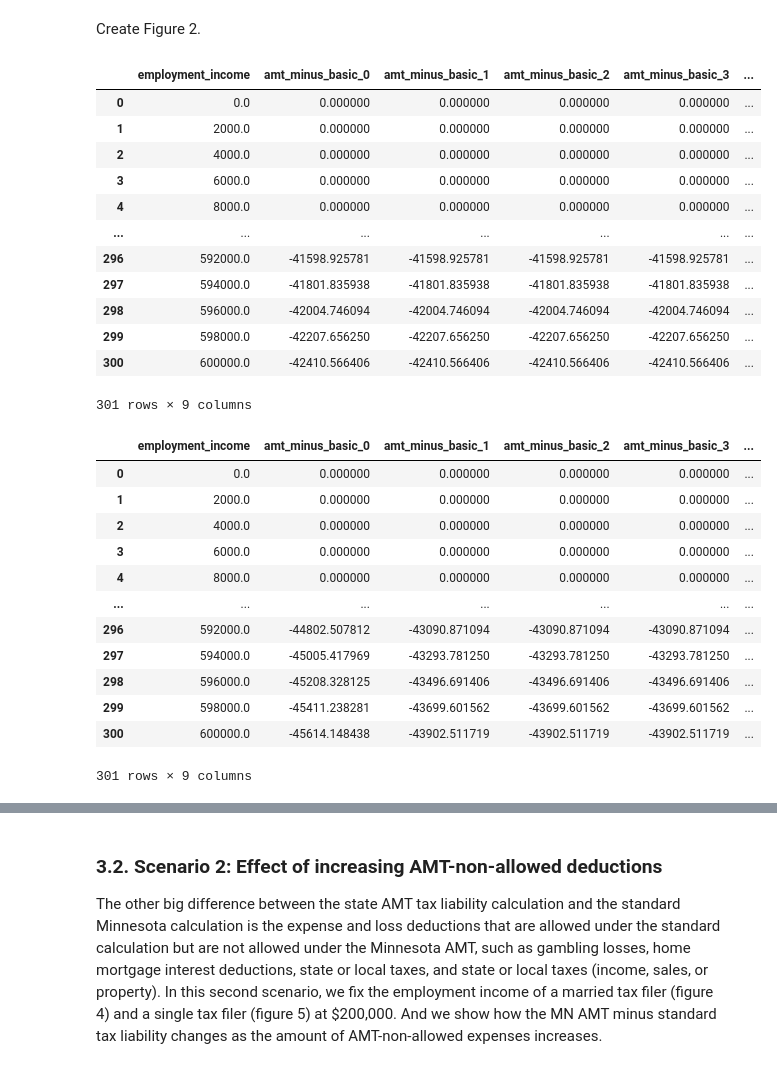
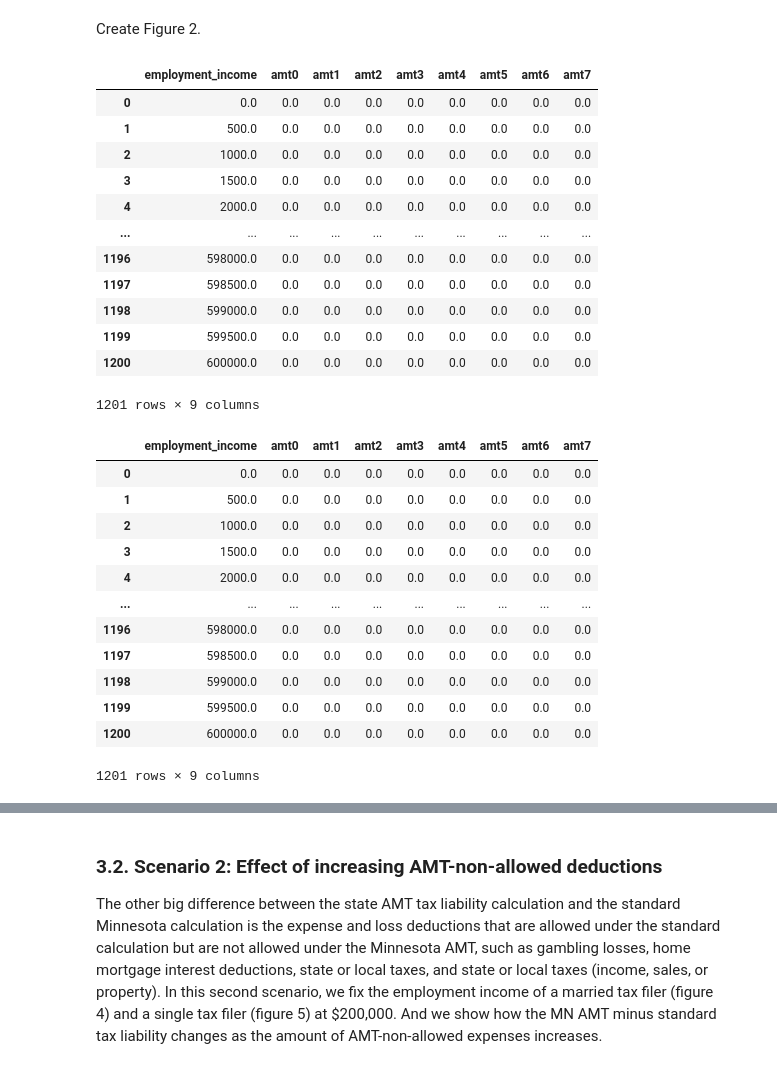
Before and after one commit to TheCGO/MN-AMT, a Jupyter notebook: MN_AMT.ipynb, the cells around one changed output, grey strips where cells are left out. Saved outputs shown, nothing was run; the diff lists cells and outputs as text; code cells hidden in the pictures.

```diff
--- a/MN_AMT.ipynb
+++ b/MN_AMT.ipynb
@@ -559,58 +560,56 @@ def make_tax(adults, children):
         mn_gambling_loss_deduction=100_000
     )
     sim.add_household(name="household", members=members, state_code="MN")
-    sim.vary("employment_income", max=600_000, step=2_000)
+    sim.vary("employment_income", max=600_000, step=500)
     employment_income = sim.calc("employment_income")[0]
     state_income_tax = sim.calc("state_income_tax")[0].round()
     mtr = sim.deriv("state_income_tax", "employment_income", wrt_target="head")
     amt = sim.calc("mn_amt")[0]
     basic_tax = sim.calc("mn_basic_tax")[0]
-    amt_minus_basic = amt - basic_tax
     return pd.DataFrame(
         dict(
             employment_income=employment_income,
             state_income_tax=state_income_tax,
             mtr=mtr,
             amt=amt,
             basic_tax=basic_tax,
-            amt_minus_basic=amt_minus_basic,
             adults=adults,
             children=str(children),
         )
     )
 
 
 # Make a list of DataFrames, one for each number of children 0 to 7
 # (8 DataFrames) for married filers (2 adults)
 df_mar_list = []
 cds_mar_list = []
 for num_children in range (0, 8):
     df = make_tax(adults=2, children=num_children)
     df_mar_list.append(df)
     cds_mar_list.append(ColumnDataSource(df))
 
 # Merge files together to make one simple .csv source file fig2_source.csv
-df_fig2_source = df_mar_list[0][["employment_income", "amt_minus_basic"]]
-df_fig2_source.rename(columns={"amt_minus_basic": "amt_minus_basic_0"}, inplace=True)
+df_fig2_source = df_mar_list[0][["employment_income", "amt"]]
+df_fig2_source.rename(columns={"amt": "amt0"}, inplace=True)
 for num_children in range (1, 8):
-    df_fig2_source["amt_minus_basic_" + str(num_children)] = \
-        df_mar_list[num_children]["amt_minus_basic"]
+    df_fig2_source["amt" + str(num_children)] = \
+        df_mar_list[num_children]["amt"]
 df_fig2_source.to_csv('./data/fig2_source.csv', index=False)
 df_fig2_source
 # %% [output]
-|  | employment_income | amt_minus_basic_0 | amt_minus_basic_1 | amt_minus_basic_2 | amt_minus_basic_3 | ... |
-| 0 | 0.0 | 0.000000 | 0.000000 | 0.000000 | 0.000000 | ... |
-| 1 | 2000.0 | 0.000000 | 0.000000 | 0.000000 | 0.000000 | ... |
-| 2 | 4000.0 | 0.000000 | 0.000000 | 0.000000 | 0.000000 | ... |
-| 3 | 6000.0 | 0.000000 | 0.000000 | 0.000000 | 0.000000 | ... |
-| 4 | 8000.0 | 0.000000 | 0.000000 | 0.000000 | 0.000000 | ... |
-| ... | ... | ... | ... | ... | ... | ... |
-| 296 | 592000.0 | -41598.925781 | -41598.925781 | -41598.925781 | -41598.925781 | ... |
-| 297 | 594000.0 | -41801.835938 | -41801.835938 | -41801.835938 | -41801.835938 | ... |
-| 298 | 596000.0 | -42004.746094 | -42004.746094 | -42004.746094 | -42004.746094 | ... |
-| 299 | 598000.0 | -42207.656250 | -42207.656250 | -42207.656250 | -42207.656250 | ... |
-| 300 | 600000.0 | -42410.566406 | -42410.566406 | -42410.566406 | -42410.566406 | ... |
+|  | employment_income | amt0 | amt1 | amt2 | amt3 | amt4 | amt5 | amt6 | amt7 |
+| 0 | 0.0 | 0.0 | 0.0 | 0.0 | 0.0 | 0.0 | 0.0 | 0.0 | 0.0 |
+| 1 | 500.0 | 0.0 | 0.0 | 0.0 | 0.0 | 0.0 | 0.0 | 0.0 | 0.0 |
+| 2 | 1000.0 | 0.0 | 0.0 | 0.0 | 0.0 | 0.0 | 0.0 | 0.0 | 0.0 |
+| 3 | 1500.0 | 0.0 | 0.0 | 0.0 | 0.0 | 0.0 | 0.0 | 0.0 | 0.0 |
+| 4 | 2000.0 | 0.0 | 0.0 | 0.0 | 0.0 | 0.0 | 0.0 | 0.0 | 0.0 |
+| ... | ... | ... | ... | ... | ... | ... | ... | ... | ... |
+| 1196 | 598000.0 | 0.0 | 0.0 | 0.0 | 0.0 | 0.0 | 0.0 | 0.0 | 0.0 |
+| 1197 | 598500.0 | 0.0 | 0.0 | 0.0 | 0.0 | 0.0 | 0.0 | 0.0 | 0.0 |
+| 1198 | 599000.0 | 0.0 | 0.0 | 0.0 | 0.0 | 0.0 | 0.0 | 0.0 | 0.0 |
+| 1199 | 599500.0 | 0.0 | 0.0 | 0.0 | 0.0 | 0.0 | 0.0 | 0.0 | 0.0 |
+| 1200 | 600000.0 | 0.0 | 0.0 | 0.0 | 0.0 | 0.0 | 0.0 | 0.0 | 0.0 |
-301 rows × 9 columns
+1201 rows × 9 columns
 # %%
 # Make a list of DataFrames, one for each number of children 0 to 7
 # (8 DataFrames) for single filers (1 adult)
@@ -622,26 +621,26 @@ for num_children in range (0, 8):
     cds_sngl_list.append(ColumnDataSource(df))
 
 # Merge files together to make one simple .csv source file fig3_source.csv
-df_fig3_source = df_sngl_list[0][["employment_income", "amt_minus_basic"]]
-df_fig3_source.rename(columns={"amt_minus_basic": "amt_minus_basic_0"}, inplace=True)
+df_fig3_source = df_sngl_list[0][["employment_income", "amt"]]
+df_fig3_source.rename(columns={"amt": "amt0"}, inplace=True)
 for num_children in range (1, 8):
-    df_fig3_source["amt_minus_basic_" + str(num_children)] = \
-        df_sngl_list[num_children]["amt_minus_basic"]
+    df_fig3_source["amt" + str(num_children)] = \
+        df_sngl_list[num_children]["amt"]
 df_fig3_source.to_csv('./data/fig3_source.csv', index=False)
 df_fig3_source
 # %% [output]
-|  | employment_income | amt_minus_basic_0 | amt_minus_basic_1 | amt_minus_basic_2 | amt_minus_basic_3 | ... |
-| 0 | 0.0 | 0.000000 | 0.000000 | 0.000000 | 0.000000 | ... |
-| 1 | 2000.0 | 0.000000 | 0.000000 | 0.000000 | 0.000000 | ... |
-| 2 | 4000.0 | 0.000000 | 0.000000 | 0.000000 | 0.000000 | ... |
-| 3 | 6000.0 | 0.000000 | 0.000000 | 0.000000 | 0.000000 | ... |
-| 4 | 8000.0 | 0.000000 | 0.000000 | 0.000000 | 0.000000 | ... |
-| ... | ... | ... | ... | ... | ... | ... |
-| 296 | 592000.0 | -44802.507812 | -43090.871094 | -43090.871094 | -43090.871094 | ... |
-| 297 | 594000.0 | -45005.417969 | -43293.781250 | -43293.781250 | -43293.781250 | ... |
-| 298 | 596000.0 | -45208.328125 | -43496.691406 | -43496.691406 | -43496.691406 | ... |
-| 299 | 598000.0 | -45411.238281 | -43699.601562 | -43699.601562 | -43699.601562 | ... |
-| 300 | 600000.0 | -45614.148438 | -43902.511719 | -43902.511719 | -43902.511719 | ... |
+|  | employment_income | amt0 | amt1 | amt2 | amt3 | amt4 | amt5 | amt6 | amt7 |
+| 0 | 0.0 | 0.0 | 0.0 | 0.0 | 0.0 | 0.0 | 0.0 | 0.0 | 0.0 |
+| 1 | 500.0 | 0.0 | 0.0 | 0.0 | 0.0 | 0.0 | 0.0 | 0.0 | 0.0 |
+| 2 | 1000.0 | 0.0 | 0.0 | 0.0 | 0.0 | 0.0 | 0.0 | 0.0 | 0.0 |
+| 3 | 1500.0 | 0.0 | 0.0 | 0.0 | 0.0 | 0.0 | 0.0 | 0.0 | 0.0 |
+| 4 | 2000.0 | 0.0 | 0.0 | 0.0 | 0.0 | 0.0 | 0.0 | 0.0 | 0.0 |
+| ... | ... | ... | ... | ... | ... | ... | ... | ... | ... |
+| 1196 | 598000.0 | 0.0 | 0.0 | 0.0 | 0.0 | 0.0 | 0.0 | 0.0 | 0.0 |
+| 1197 | 598500.0 | 0.0 | 0.0 | 0.0 | 0.0 | 0.0 | 0.0 | 0.0 | 0.0 |
+| 1198 | 599000.0 | 0.0 | 0.0 | 0.0 | 0.0 | 0.0 | 0.0 | 0.0 | 0.0 |
+| 1199 | 599500.0 | 0.0 | 0.0 | 0.0 | 0.0 | 0.0 | 0.0 | 0.0 | 0.0 |
+| 1200 | 600000.0 | 0.0 | 0.0 | 0.0 | 0.0 | 0.0 | 0.0 | 0.0 | 0.0 |
-301 rows × 9 columns
+1201 rows × 9 columns
 # %%
 # fig2_title = (
```
Also changed, not shown: parts of 10 cells of this notebook.
